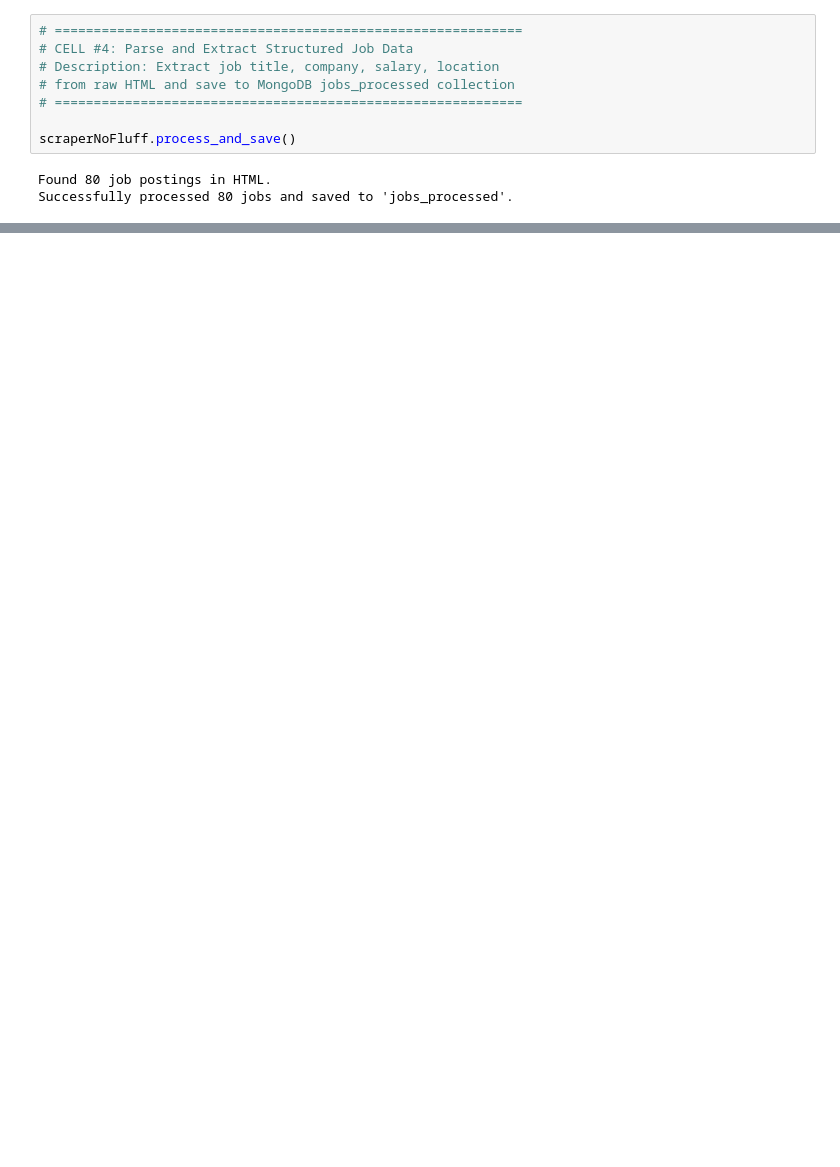
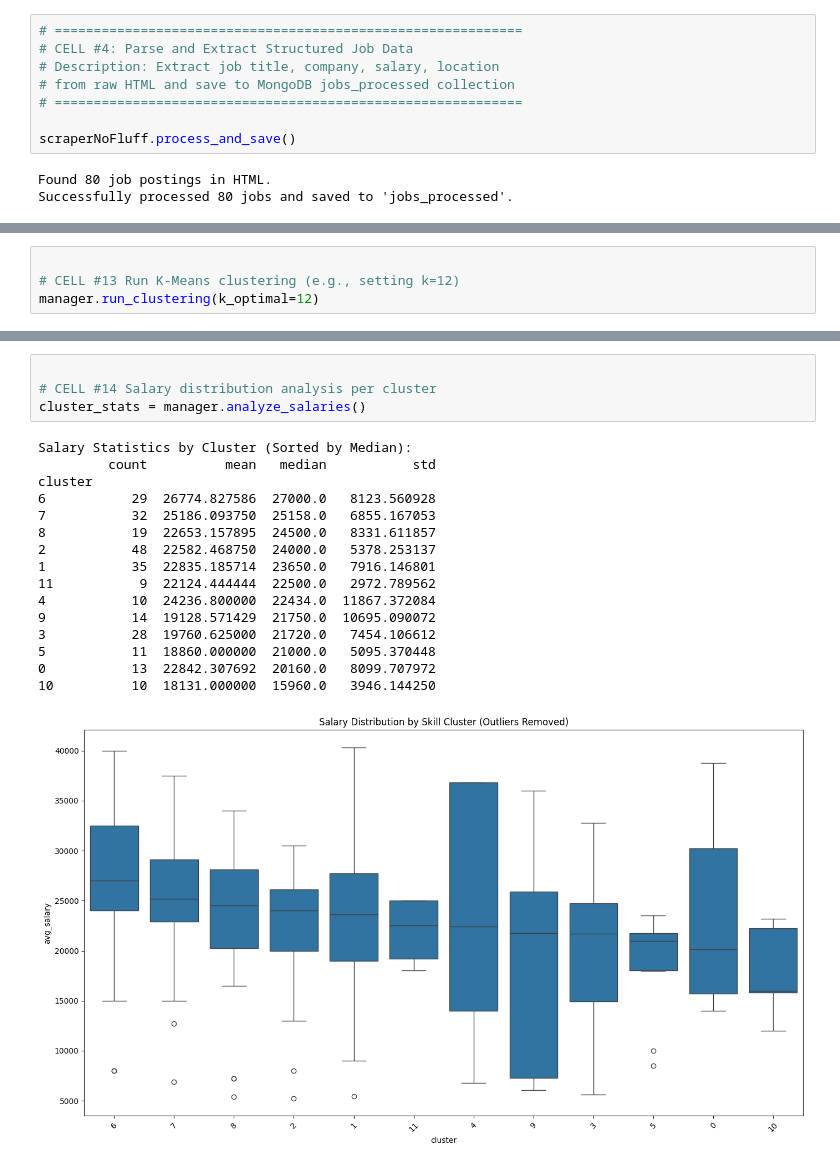
Before and after one commit to Joe-Fisher3356/BigDataFinal, a Jupyter notebook: main.ipynb, the cells around one changed output, grey strips where cells are left out. Saved outputs shown, nothing was run; the diff lists cells and outputs as text; blank space fills up the shorter version.

```diff
--- a/main.ipynb
+++ b/main.ipynb
@@ -1403,0 +168,4 @@ R²: 0.02
+# %%
+
+# CELL #13 Run K-Means clustering (e.g., setting k=12)
+manager.run_clustering(k_optimal=12)
@@ -1403,0 +190,21 @@ R²: 0.02
+# %%
+
+# CELL #14 Salary distribution analysis per cluster
+cluster_stats = manager.analyze_salaries()
+# %% [output]
+Salary Statistics by Cluster (Sorted by Median):
+         count          mean   median           std
+cluster
+6           29  26774.827586  27000.0   8123.560928
+7           32  25186.093750  25158.0   6855.167053
+8           19  22653.157895  24500.0   8331.611857
+2           48  22582.468750  24000.0   5378.253137
+1           35  22835.185714  23650.0   7916.146801
+11           9  22124.444444  22500.0   2972.789562
+4           10  24236.800000  22434.0  11867.372084
+9           14  19128.571429  21750.0  10695.090072
+3           28  19760.625000  21720.0   7454.106612
+5           11  18860.000000  21000.0   5095.370448
+0           13  22842.307692  20160.0   8099.707972
+10          10  18131.000000  15960.0   3946.144250
+[figure, added]
```
Also changed, not shown: parts of 26 cells of this notebook, 8 other files.
